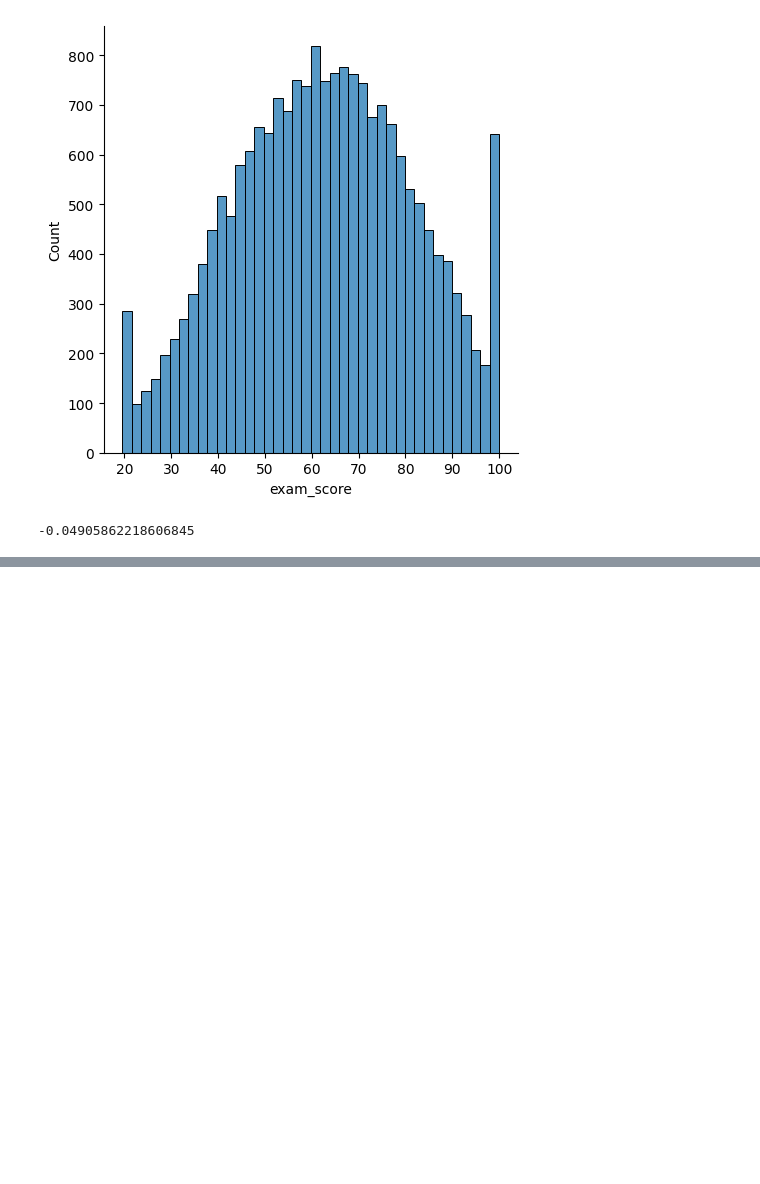
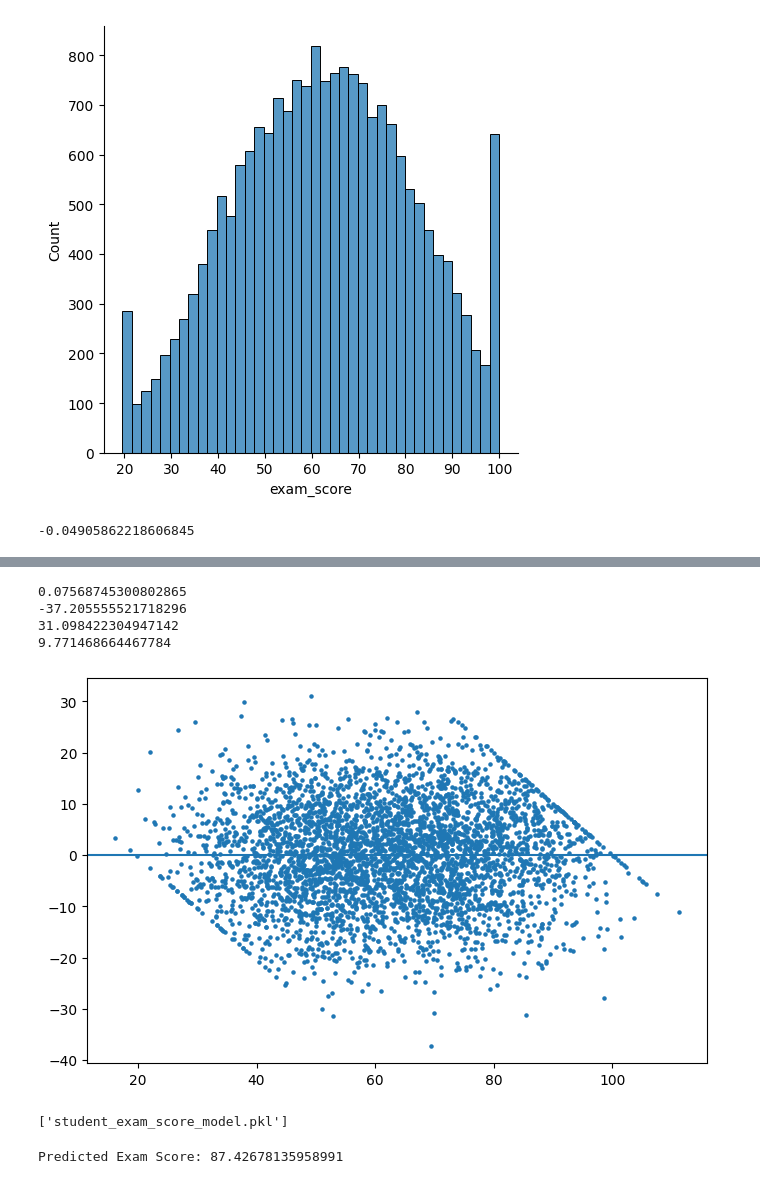
Before and after one commit to Saumik-Yadav/student-exam-score-predictor, a Jupyter notebook: Student_Score_prediction.ipynb, the cells around one changed output, grey strips where cells are left out. Saved outputs shown, nothing was run; the diff lists cells and outputs as text; code cells hidden in the pictures; blank space fills up the shorter version.

Commit message:
add final model

```diff
--- a/Student_Score_prediction.ipynb
+++ b/Student_Score_prediction.ipynb
@@ -156,6 +155,14 @@ trf1 = ColumnTransformer(
     transformers=[
         ('scaling',StandardScaler(),['age','study_hours','class_attendance','sleep_hours']),
         ('ordinal',OrdinalEncoder(categories=[['poor','average','good'],['low','medium','high'],['easy','moderate','hard']]),['sleep_quality','facility_rating','exam_difficulty']),
-        ('ohe',OneHotEncoder(drop='first',sparse_output=False),['gender','internet_access','course','study_method'])
+        ('ohe',OneHotEncoder(drop='first',sparse_output=False),['course','study_method'])
     ],remainder='passthrough'
 )
+# %%
+from sklearn.linear_model import LinearRegression
+trf2 = LinearRegression()
+pipe = Pipeline([
+    ('trf1',trf1),
+    ('trf2',trf2)
+])
+pipe.fit(x_train,y_train)
@@ -161,0 +187,4 @@ trf1 = ColumnTransformer(
+# %%
+from sklearn.metrics import r2_score,mean_absolute_error,mean_squared_error
+y_pred = pipe.predict(x_test)
+print("R2 score: ",r2_score(y_test,y_pred))
@@ -161,0 +243,3 @@ trf1 = ColumnTransformer(
+# %%
+residual  = y_test - y_pred
+print(residual)
@@ -161,0 +259,40 @@ trf1 = ColumnTransformer(
+# %%
+print(residual.mean())
+print(residual.min())
+print(residual.max())
+print(residual.std())
+# %% [output]
+0.07568745300802865
+-37.205555521718296
+31.098422304947142
+9.771468664467784
+# %%
+plt.figure(figsize=(8, 5))
+plt.scatter(y_pred, residual, s=5)
+plt.axhline(0)
+plt.show()
+# %% [output]
+[figure, added]
+# %%
+import joblib
+joblib.dump(pipe,'student_exam_score_model.pkl')
+# %% [output]
+['student_exam_score_model.pkl']
+# %%
+model = joblib.load('student_exam_score_model.pkl')
+new_student = pd.DataFrame({
+    'age': [20],
+    'course': ['bca'],
+    'study_hours': [6.5],
+    'class_attendance': [82.0],
+    'sleep_hours': [7.5],
+    'sleep_quality': ['good'],
+    'study_method': ['self-study'],
+    'facility_rating': ['high'],
+    'exam_difficulty': ['moderate']
+})
+prediction = model.predict(new_student)
+
+print("Predicted Exam Score:", prediction[0])
+# %% [output]
+Predicted Exam Score: 87.42678135958991
```
Also changed, not shown: parts of 17 cells of this notebook, 1 other file.
